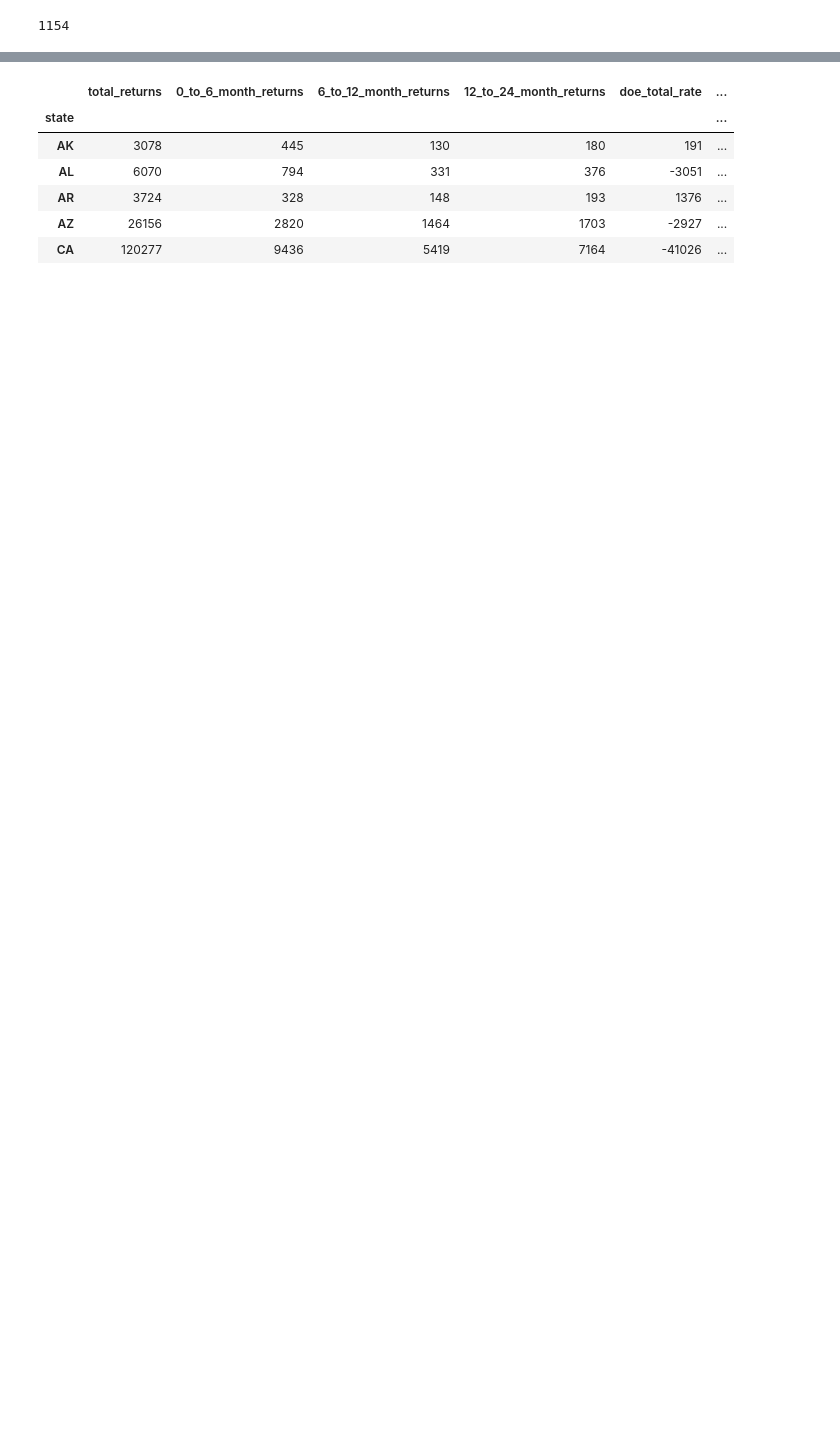
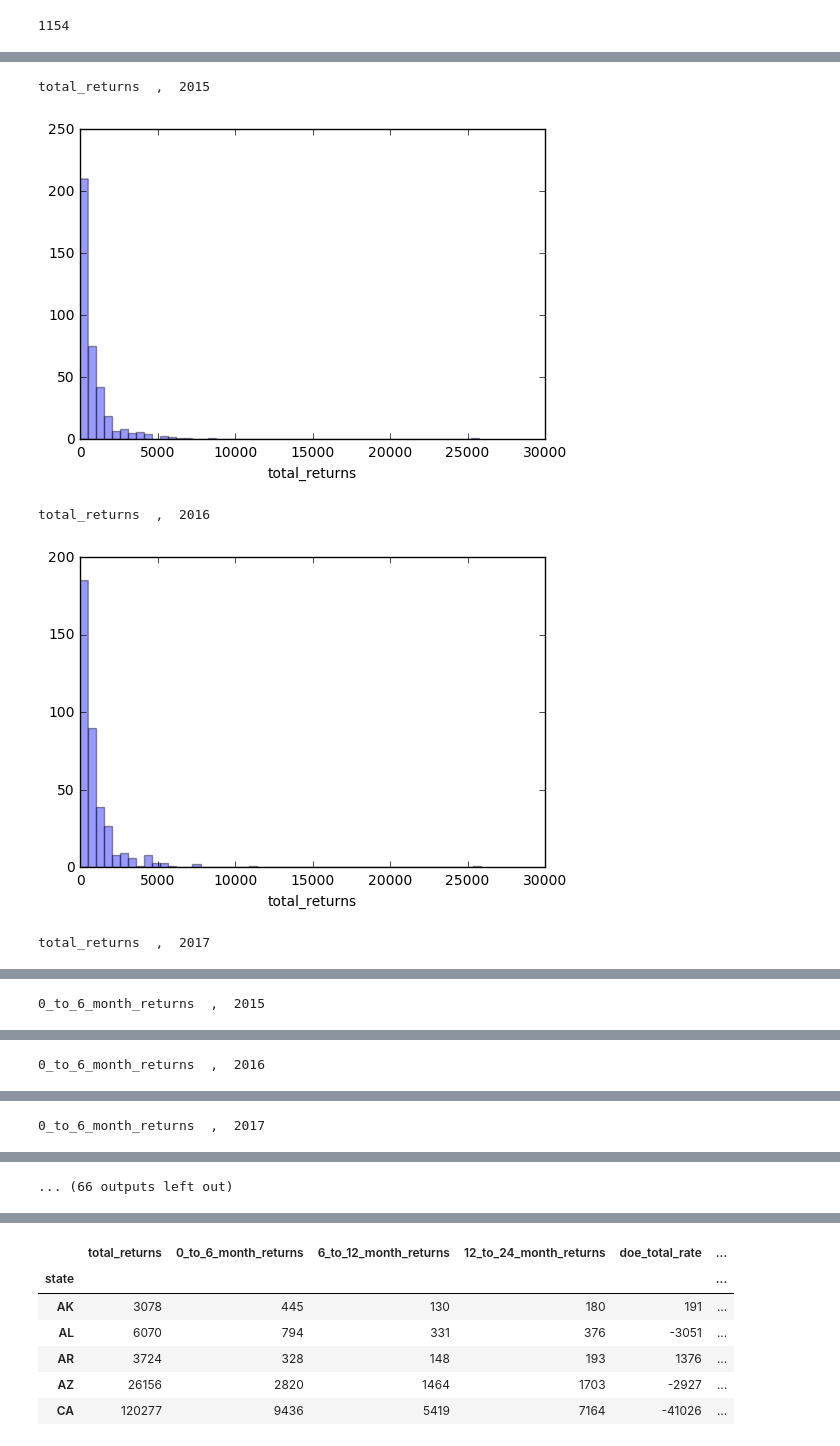
Before and after one commit to daniels241/UCLAx-Data-Science-Project, a Jupyter notebook: Notebooks/Modeling.ipynb, the cells around one changed output, grey strips where cells are left out. Cells and saved outputs as stored; diff of their text form; code cells hidden in the pictures; blank space fills up the shorter version.

```diff
--- a/Notebooks/Modeling.ipynb
+++ b/Notebooks/Modeling.ipynb
@@ -49,6 +49,7 @@ spm_data.head()
 modeling_data_space = pd.merge(spm_data, homeless_students_coc_rates)
 modeling_data_space = pd.merge(modeling_data_space, pit_ard_data[['year', 'cocnumber', 'pprn', 'estimated_ard', 'bonus',
                                                                  'coc_planning', 'coc_category']])
+modeling_data_space = pd.concat([modeling_data_space, pd.get_dummies(modeling_data_space['coc_category'])], axis = 1)
 modeling_data_space.to_csv('modeling_data_space', index = False)
 modeling_data_space.head()
 # %% [output]
@@ -87 +88,13 @@ coc_category              0
 dtype: int64
+# %%
+for col in modeling_data_space.columns[3:16]:
+    for yr in modeling_data_space['year'].unique():
+        print(col, ' , ', yr)
+        sns.distplot(modeling_data_space[modeling_data_space['year'] == yr][col], kde = False)
+        plt.show()
+# %% [output]
+total_returns  ,  2015
+[figure, added]
+total_returns  ,  2016
+[figure, added]
+total_returns  ,  2017
@@ -87,0 +102 @@ dtype: int64
+0_to_6_month_returns  ,  2015
@@ -87,0 +104 @@ dtype: int64
+0_to_6_month_returns  ,  2016
@@ -87,0 +106 @@ dtype: int64
+0_to_6_month_returns  ,  2017
@@ -87,0 +108 @@ dtype: int64
+... (66 outputs left out)
```
Also changed, not shown: parts of 31 cells of this notebook, 1 other file.
